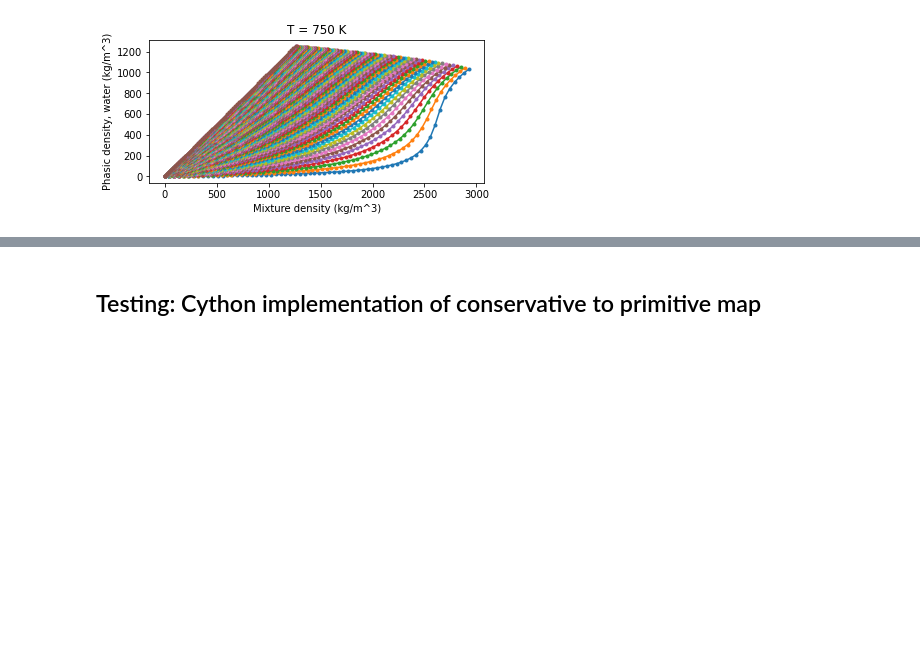
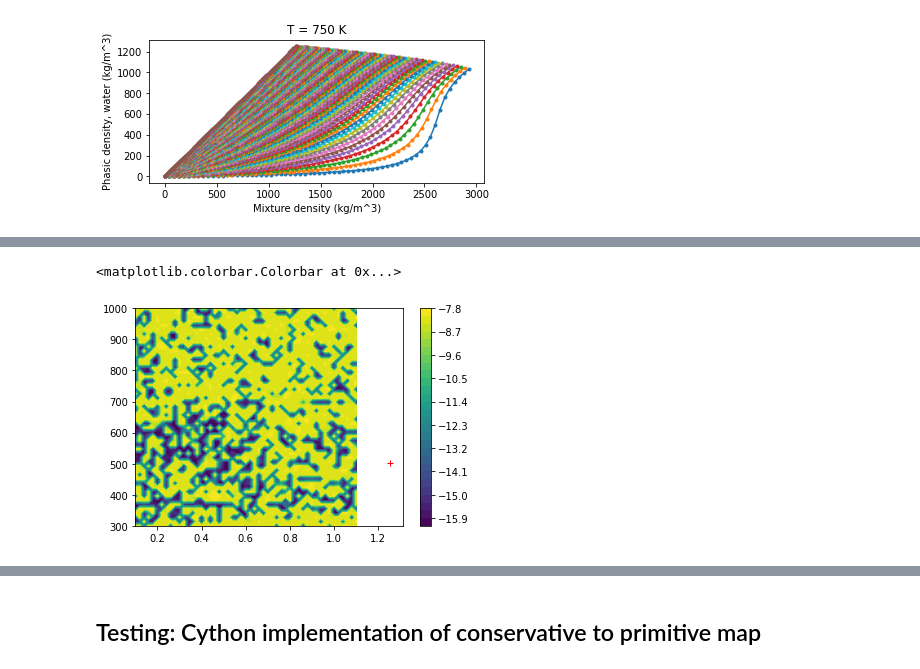
Before and after one commit to fredriclam/iapws95_light, a Jupyter notebook: water_tester.ipynb, the cells around one changed output, grey strips where cells are left out. Drawn from its saved outputs; the diff is of its cells as text; code cells hidden in the pictures; blank space fills up the shorter version.

```diff
--- a/water_tester.ipynb
+++ b/water_tester.ipynb
@@ -2053,0 +2125,7 @@ With a mapping from (rho_mix, T, yw) -> rho_w, one can then compute pressure fro
+# %%
+# Spot check
+i,j,k = 4, 2, 5
+vol_energy, rho_mix, yw = mg_vol_energy[i,j,k], mg_rho_mix[i,j,k], mg_yw[i,j,k]
+
+kern = lambda d, T, pr, Tr: float_mix_functions.kernel4_WLMA(d, T, pr, Tr,
+  vol_energy, rho_mix, yw, ya, K, p_m0, rho_m0, c_v_m0, R_a, gamma_a)
@@ -2053,0 +2280,13 @@ With a mapping from (rho_mix, T, yw) -> rho_w, one can then compute pressure fro
+# %%
+for _i, _j in np.ndindex(mg_fnorms.shape):
+  U0[0:2] = mg_d0[_i,_j], mg_T0[_i,_j]
+  U = U0
+  for _k in range(128):
+    U, f = iterate_backtrack_box(U)
+    fnorm = np.linalg.norm(f)
+    if fnorm < 1e-12:
+      break
+    if np.any(np.isnan(f)):
+      fnorm = 1e10
+      break
+  mg_fnorms[_i,_j] = fnorm
@@ -2053,0 +2327,8 @@ With a mapping from (rho_mix, T, yw) -> rho_w, one can then compute pressure fro
+# %%
+# plt.contourf(mg_d0, mg_T0, np.log10(mg_fnorms+1e-16), levels=np.linspace(-17,10,20))
+plt.contourf(mg_d0, mg_T0, np.log10(mg_fnorms+1e-16), levels=30)
+plt.plot(mg_rhow[i,j,k]/mixtureWLMA.rhoc, mg_T[i,j,k], 'r+')
+plt.colorbar()
+# %% [output]
+<matplotlib.colorbar.Colorbar at 0x...>
+[figure, added]
```
Also changed, not shown: parts of 16 cells of this notebook, 2 other files.
